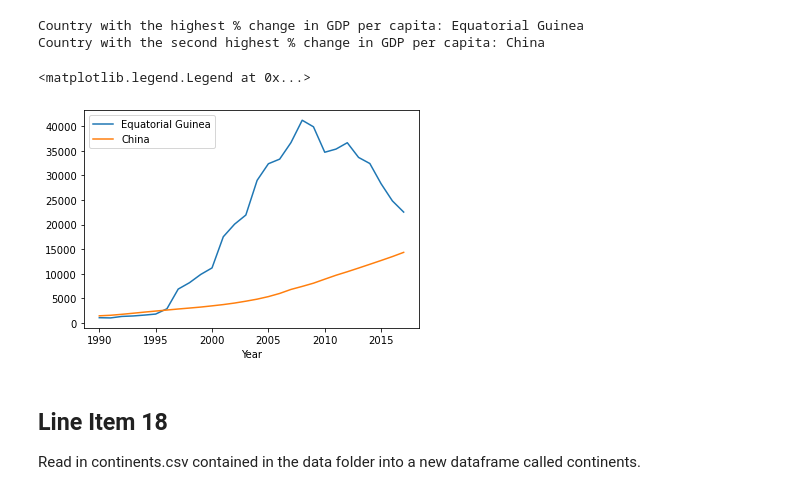
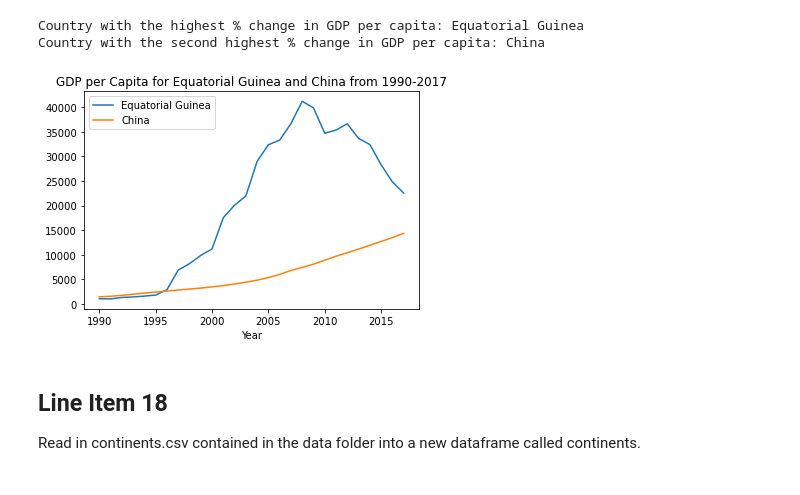
Before and after one commit to nss-data-science-cohort-5/un_exploration-jrkotun, a Jupyter notebook: notebooks/UN_Data_Exploration.ipynb, the cells around one changed output. Saved outputs shown, nothing was run; the diff lists cells and outputs as text; code cells hidden in the pictures.

```diff
--- a/notebooks/UN_Data_Exploration.ipynb
+++ b/notebooks/UN_Data_Exploration.ipynb
@@ -279,13 +243,12 @@ Country with the second highest % change in GDP per capita: China
 # %%
 guinea_1990_2017 = gdp_df.set_index('Country').loc['Equatorial Guinea']
 china_1990_2017 = gdp_df.set_index('Country').loc['China']
 
 ax = guinea_1990_2017[(guinea_1990_2017['Year'] <= 2017)].plot(x='Year',y='GDP_Per_Capita')
-china_1990_2017[(china_1990_2017['Year'] <= 2017)].plot(ax=ax, x='Year',y='GDP_Per_Capita')
-ax.legend(['Equatorial Guinea','China'])
+china_1990_2017[(china_1990_2017['Year'] <= 2017)].plot(ax=ax, x='Year',y='GDP_Per_Capita', title='GDP per Capita for Equatorial Guinea and China from 1990-2017')
+ax.legend(['Equatorial Guinea','China']);
 # %% [output]
-<matplotlib.legend.Legend at 0x...>
-[figure, old version]
+[figure, new version]
 # %% [markdown]
 ## Line Item 18
 Read in continents.csv contained in the data folder into a new dataframe called continents.
```
Also changed, not shown: parts of 11 cells of this notebook.
